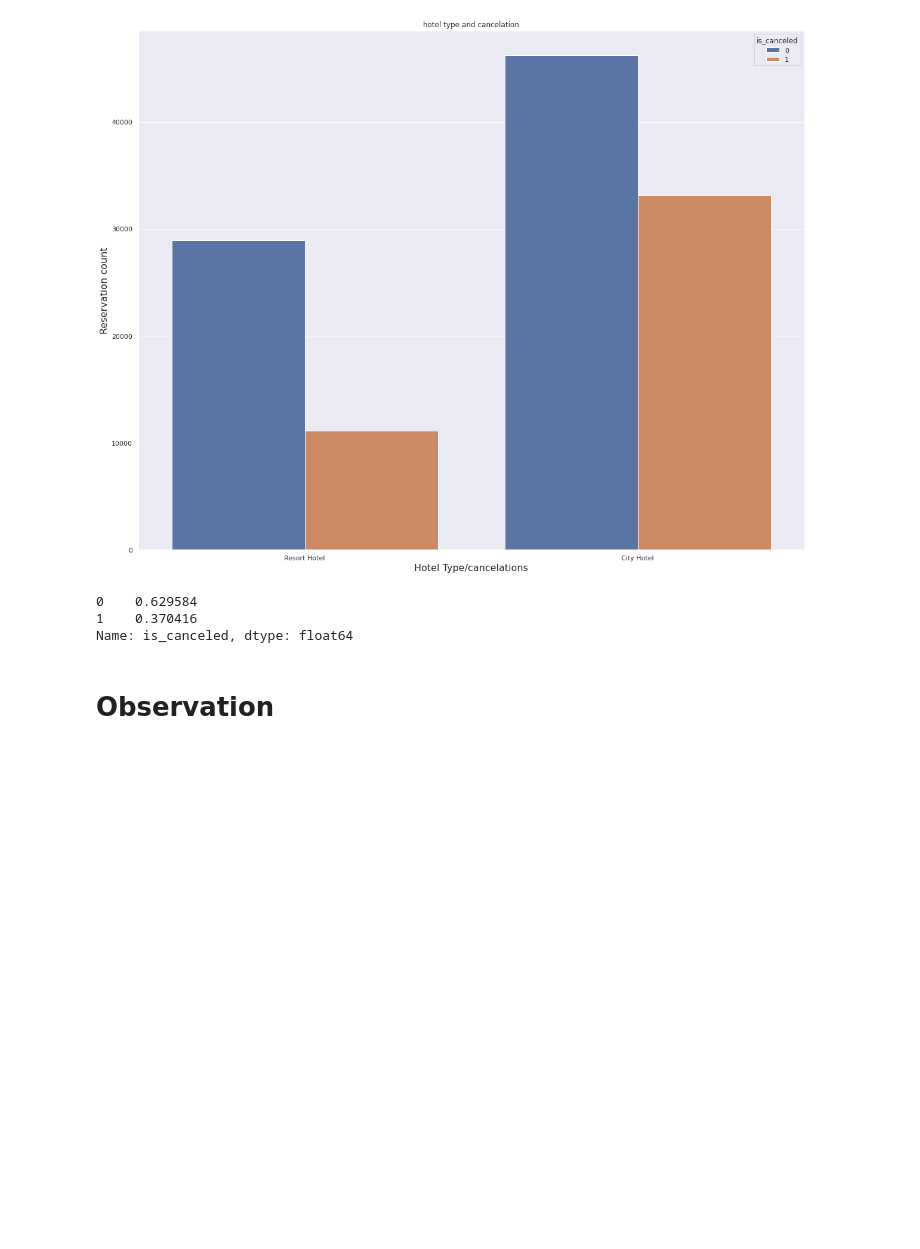
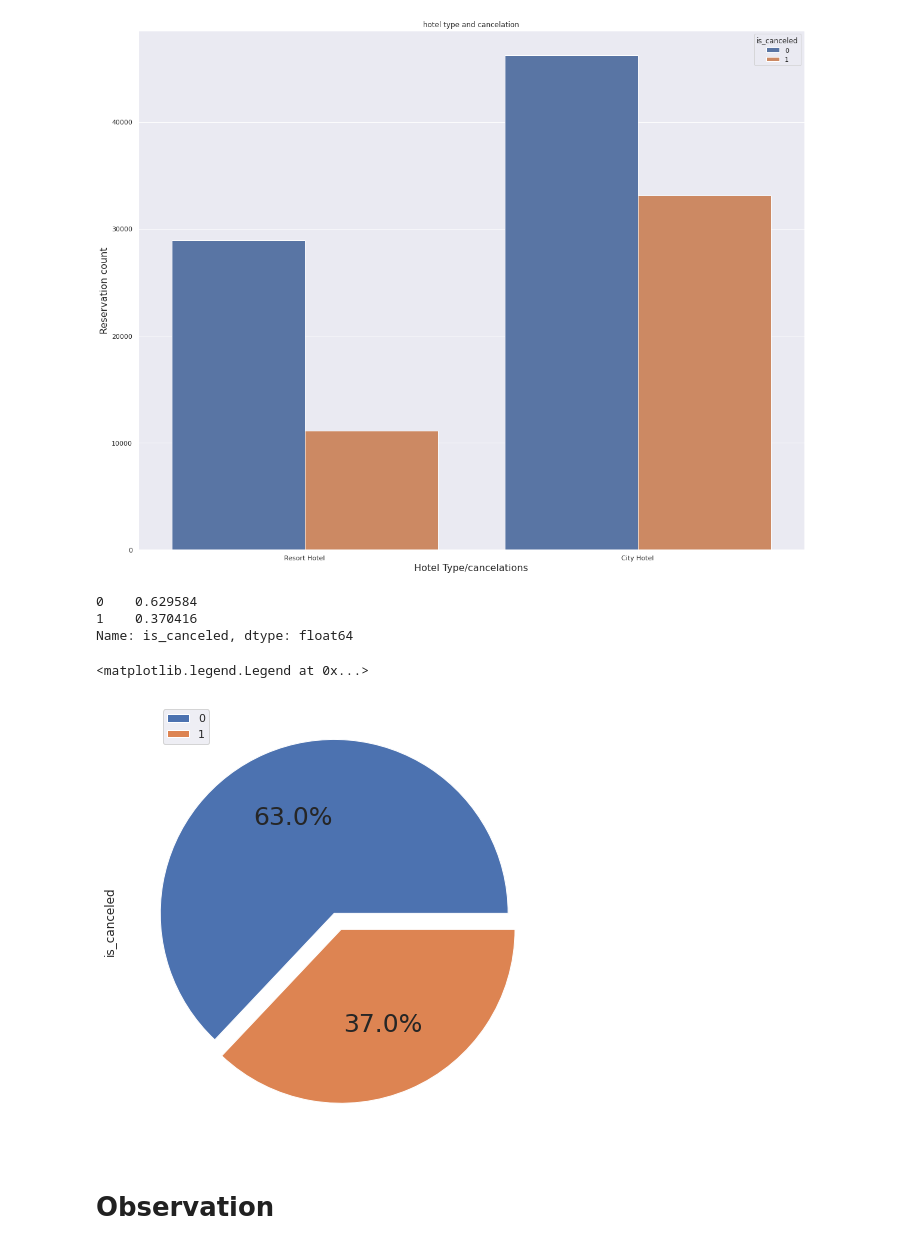
Before and after one commit to Riyago/Hotel-Booking-Analysis, a Jupyter notebook: Copy_of_Hotel_Booking_Analysis_Capstone_Project.ipynb, the cells around one changed output. Saved outputs shown, nothing was run; the diff lists cells and outputs as text; code cells hidden in the pictures; blank space fills up the shorter version.

```diff
--- a/Copy_of_Hotel_Booking_Analysis_Capstone_Project.ipynb
+++ b/Copy_of_Hotel_Booking_Analysis_Capstone_Project.ipynb
@@ -426,6 +426,13 @@ HotelBooking_df['is_canceled'].value_counts(normalize=True)
 0    0.629584
 1    0.370416
 Name: is_canceled, dtype: float64
+# %%
+HotelBooking_df['is_canceled'].value_counts().plot.pie(explode=(0.05,0.05),autopct='%1.1f%%',shadow=False,figsize=(14,8),fontsize=25,labels=None)
+labels=HotelBooking_df['is_canceled'].value_counts().index.tolist()
+plt.legend(bbox_to_anchor=(0.085,1),loc='upper left',labels=labels)
+# %% [output]
+<matplotlib.legend.Legend at 0x...>
+[figure, added]
 # %% [markdown]
 # Observation
 # %% [markdown]
```
Also changed, not shown: parts of 10 cells of this notebook.
